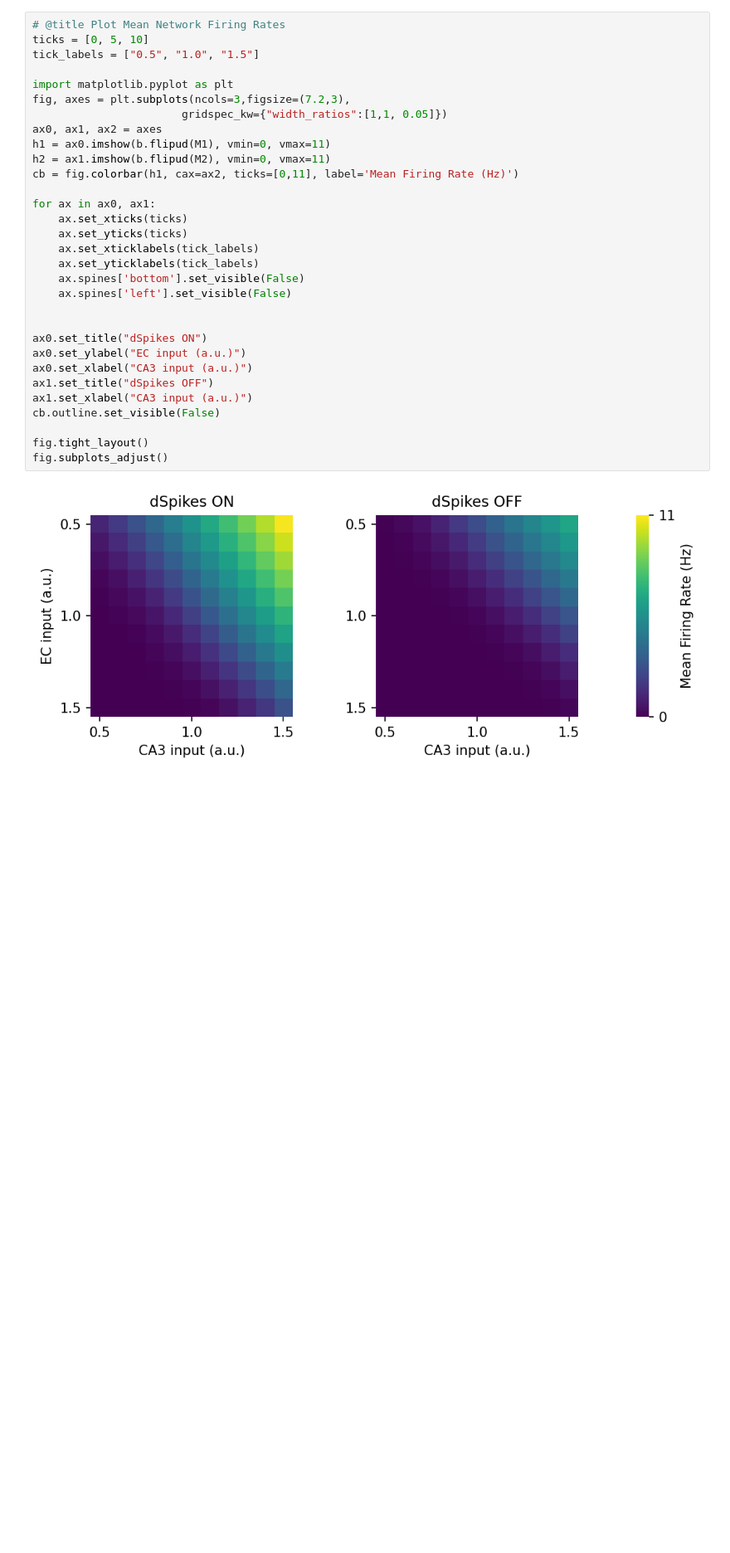
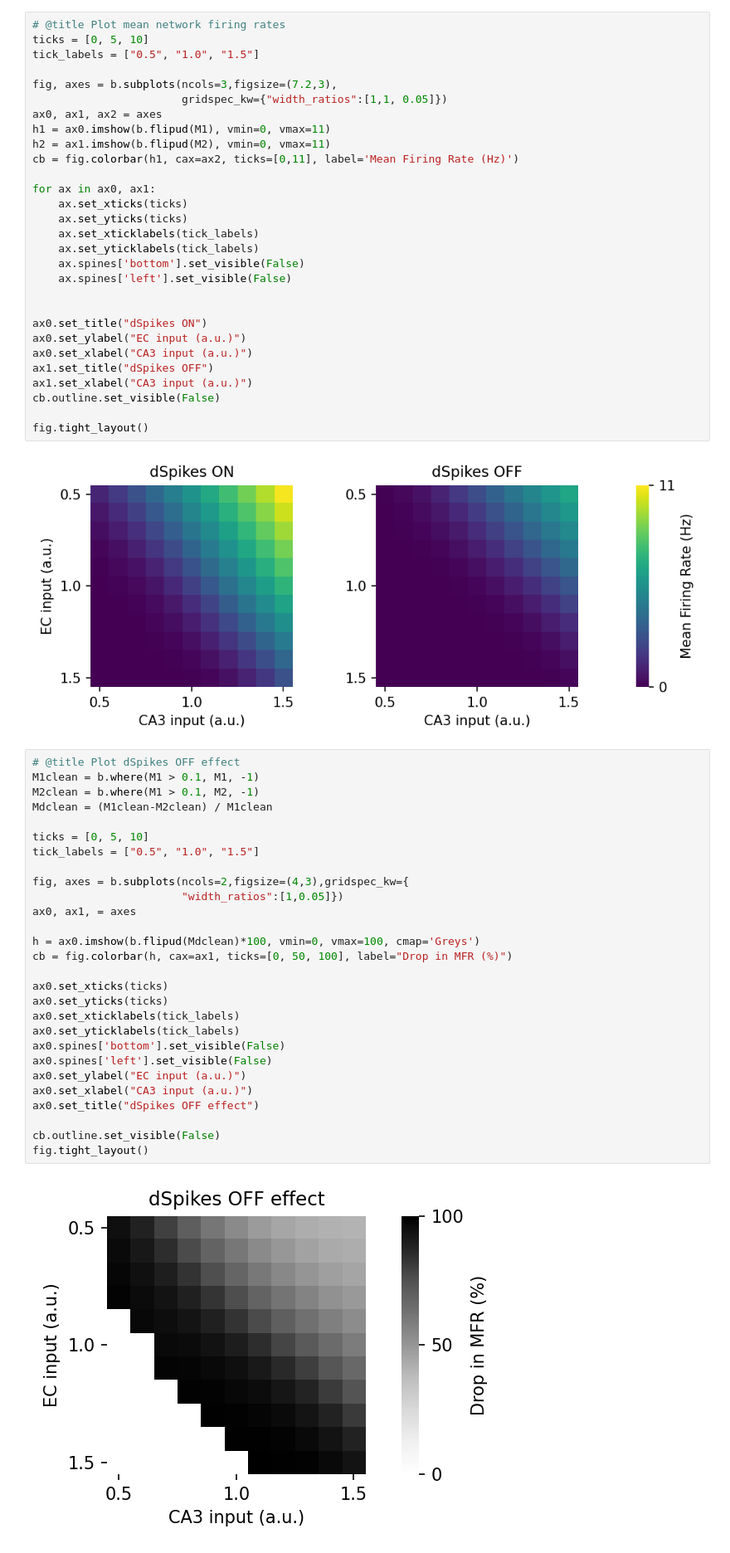
Before and after one commit to mpgl/dendrify-old-see-readme, a Jupyter notebook: Fig7-notebook.ipynb, the cells around one changed output. Shown: that part at 83% size. Cells and saved outputs as stored; diff of their text form; blank space fills up the shorter version.

```diff
--- a/Fig7-notebook.ipynb
+++ b/Fig7-notebook.ipynb
@@ -112,12 +113,11 @@ for ix, x in enumerate(ec_freqs):
         mean_freq2 = b.mean(freqs2)
         M2[ix][iy] = mean_freq2
 # %%
-# @title Plot Mean Network Firing Rates
+# @title Plot mean network firing rates
 ticks = [0, 5, 10]
 tick_labels = ["0.5", "1.0", "1.5"]
 
-import matplotlib.pyplot as plt
-fig, axes = plt.subplots(ncols=3,figsize=(7.2,3),
+fig, axes = b.subplots(ncols=3,figsize=(7.2,3),
                        gridspec_kw={"width_ratios":[1,1, 0.05]})
 ax0, ax1, ax2 = axes
 h1 = ax0.imshow(b.flipud(M1), vmin=0, vmax=11)
@@ -141,6 +141,35 @@ ax1.set_xlabel("CA3 input (a.u.)")
 cb.outline.set_visible(False)
 
 fig.tight_layout()
-fig.subplots_adjust()
 # %% [output]
 [figure]
+# %%
+# @title Plot dSpikes OFF effect
+M1clean = b.where(M1 > 0.1, M1, -1)
+M2clean = b.where(M1 > 0.1, M2, -1)
+Mdclean = (M1clean-M2clean) / M1clean
+
+ticks = [0, 5, 10]
+tick_labels = ["0.5", "1.0", "1.5"]
+
+fig, axes = b.subplots(ncols=2,figsize=(4,3),gridspec_kw={
+                       "width_ratios":[1,0.05]})
+ax0, ax1, = axes
+
+h = ax0.imshow(b.flipud(Mdclean)*100, vmin=0, vmax=100, cmap='Greys')
+cb = fig.colorbar(h, cax=ax1, ticks=[0, 50, 100], label="Drop in MFR (%)")
+
+ax0.set_xticks(ticks)
+ax0.set_yticks(ticks)
+ax0.set_xticklabels(tick_labels)
+ax0.set_yticklabels(tick_labels)
+ax0.spines['bottom'].set_visible(False)
+ax0.spines['left'].set_visible(False)
+ax0.set_ylabel("EC input (a.u.)")
+ax0.set_xlabel("CA3 input (a.u.)")
+ax0.set_title("dSpikes OFF effect")
+
+cb.outline.set_visible(False)
+fig.tight_layout()
+# %% [output]
+[figure, added]
```
Also changed, not shown: parts of 3 cells of this notebook.
